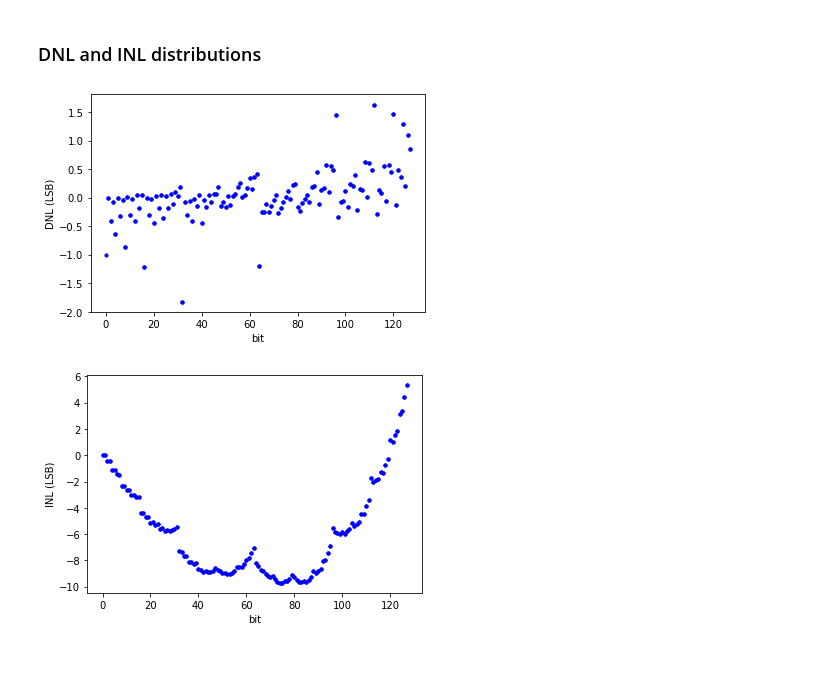
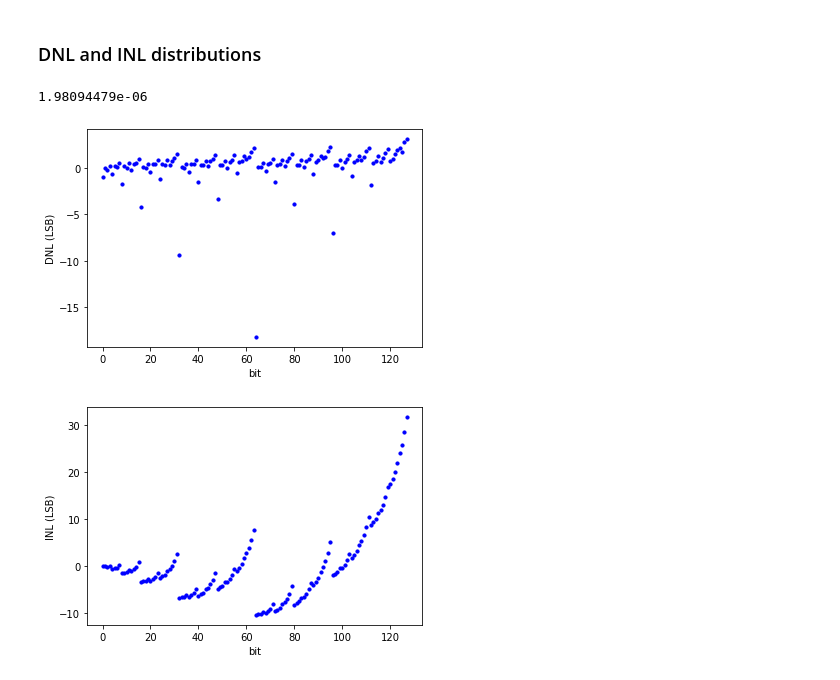
Before and after one commit to wFairmanOlin/madvlsi_proj_4, a Jupyter notebook: analysis.ipynb, the cells around one changed output. Cells and saved outputs as stored; diff of their text form; code cells hidden in the pictures.

```diff
--- a/analysis.ipynb
+++ b/analysis.ipynb
@@ -41,7 +41,7 @@ theoretical 1bit current:  7.8125e-09
 # %% [markdown]
 ## Multi-Run Analysis
 # %%
-runs = 2
+runs = 1
 #init data with first run
 data = pd.read_csv("data/mc_dac1.txt", sep=" +", engine='python')
 
@@ -61,8 +61,8 @@ ax1 = fig.add_subplot()
 
 ax1.scatter(data.bit, data.iout, s=10, c='b', label='iout')
 ax1.scatter(data.bit, data.idump, c='r', label='idump')
-ax1.scatter(data.bit, data.i_in, c='g', label='i in')
-plt.ylim(data.iout.min()-1e-8, data.i_in.max()+1e-8)
+# ax1.scatter(data.bit, data.i_in, c='g', label='i in')
+plt.ylim(data.iout.min()-1e-8, data.idump.max()+1e-8)
 # plt.xlim(60,80)
 plt.legend(loc='center left');
 plt.xlabel("bit")
@@ -82,4 +82,6 @@ plt.show()
 
 #density plot of diff
 # data["diff"].plot.density()
+
+print(data["iout"].iloc[1])
 # %% [output]
@@ -98,37 +100,39 @@ See the caveats in the documentation: https://pandas.pydata.org/pandas-docs/stab
 #generate DNL & INL Columns
 dnl = []
 inl = []
-lsb_current = 0
+lsb_current = 1
+print(data["iout"].iloc[1])
 for i in range(128*runs):
     dnl.append(data["diff"].iloc[i] / lsb_current - 1)
     if i % 128 == 0:
-        lsb_current = data["iout"].iloc[i+1]
+        lsb_current = data["iout"].iloc[i+1] - data["iout"].iloc[i]
         inl.append(0)
     else:
         inl.append(dnl[-1] + inl[-1])
 
 
 data["dnl"] = dnl
 data["inl"] = inl
 
 # print(dnl)
 #DNL
 fig = plt.figure()
 ax1 = fig.add_subplot()
 
 ax1.scatter(data.bit, data.dnl, s=10, c='b', label="dnl")
 plt.xlabel("bit")
 plt.ylabel("DNL (LSB)")
 plt.show()
 
 #INL
 fig = plt.figure()
 ax1 = fig.add_subplot()
 
 ax1.scatter(data.bit, data.inl, s=10, c='b', label="inl")
 plt.xlabel("bit")
 plt.ylabel("INL (LSB)")
 plt.show()
 # %% [output]
+1.98094479e-06
-[figure, old version]
+[figure, new version]
-[figure, old version]
+[figure, new version]
```
Also changed, not shown: parts of 2 cells of this notebook, 8 other files.
